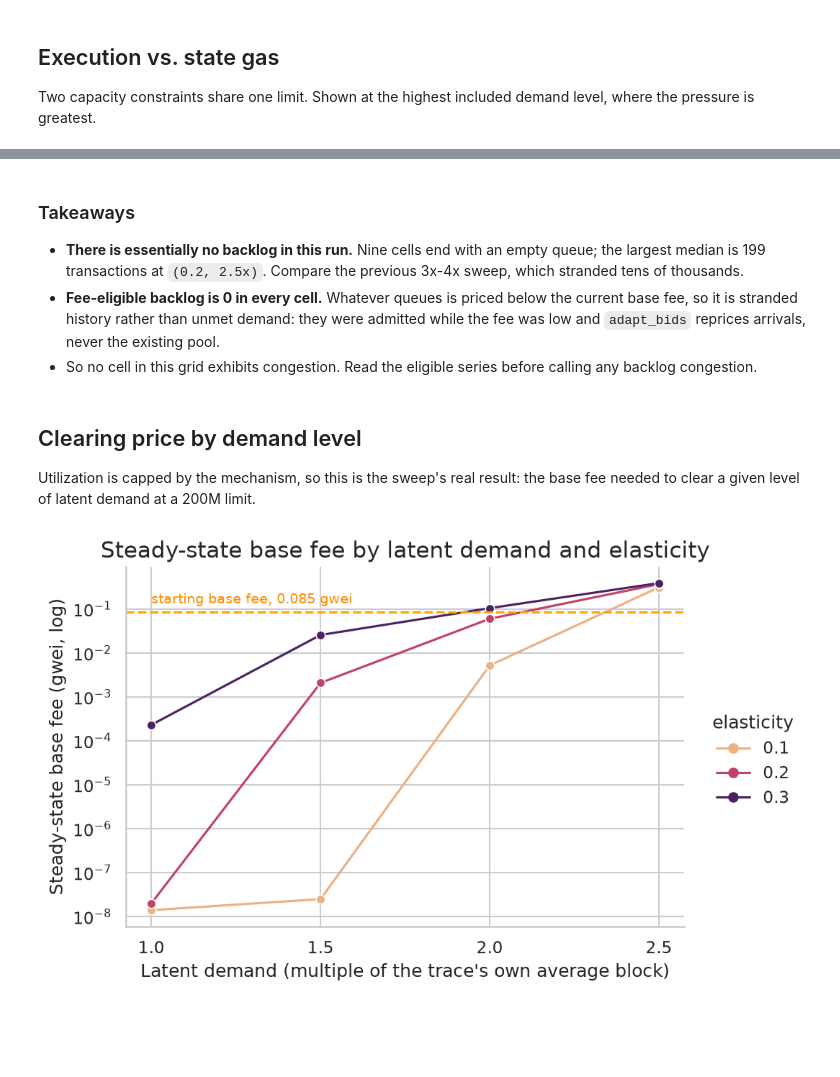
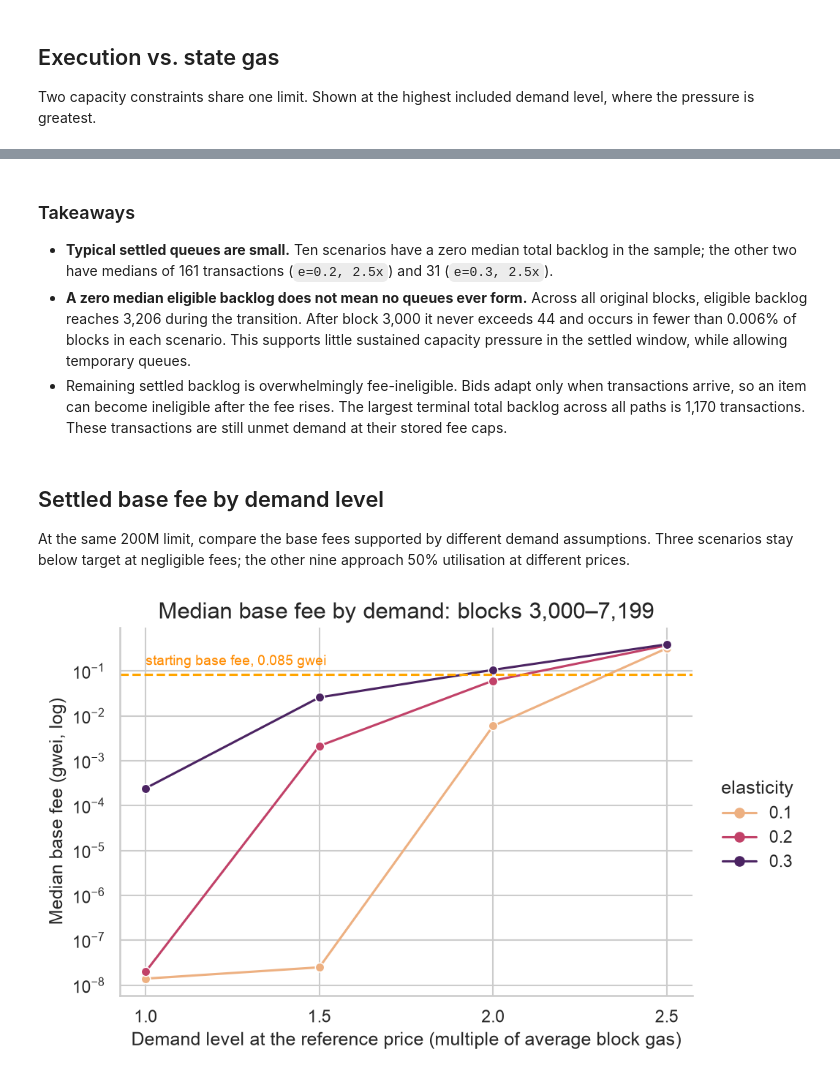
Before and after one commit to misilva73/glamsterdam-gas-limit-sim, a Jupyter notebook: analysis.ipynb, the cells around one changed output, grey strips where cells are left out. Drawn from its saved outputs; the diff is of its cells as text; code cells hidden in the pictures; blank space fills up the shorter version.

```diff
--- a/analysis.ipynb
+++ b/analysis.ipynb
@@ -73,7 +102,7 @@ horizon             7,200 blocks
 # %%
-steps_file = os.path.join(analysis_dir, "steps.parquet")
-window_file = os.path.join(analysis_dir, "window.parquet")
-steady_file = os.path.join(analysis_dir, "steady.parquet")
+steps_file = os.path.join(analysis_dir, f"steps_0_{zoom_blocks}.parquet")
+window_file = os.path.join(analysis_dir, f"window_0_{horizon}.parquet")
+steady_file = os.path.join(analysis_dir, f"steady_{steady_start}_{horizon}.parquet")
 
 metrics = [
     "utilization", "execution_utilization", "state_utilization",
@@ -83,7 +112,7 @@ metrics = [
 ]
 keys = ["elasticity", "demand_level", "demand", "run_index"]
 
-if os.path.exists(steps_file):
+if all(os.path.exists(path) for path in (steps_file, window_file, steady_file)):
     steps_df = pd.read_parquet(steps_file)
     window_df = pd.read_parquet(window_file)
     steady_df = pd.read_parquet(steady_file)
@@ -118,7 +147,7 @@ else:
             ].min()
 
             # The transient, block by block. No binning, so the band seaborn draws
-            # is the real spread across the 20 paths at each individual block
+            # is the real spread across the resampled paths at each single block
             zoom = df[df["simulation_position"] < zoom_blocks].copy()
             zoom["block"] = zoom["simulation_position"]
             steps_list.append(zoom[keys + ["block"] + metrics])
@@ -128,9 +157,12 @@ else:
             df["block"] = df["simulation_position"] // bin_width * bin_width
             window_list.append(df.groupby(keys + ["block"], as_index=False)[metrics].mean())
 
-            # Post-ramp sample, for the distributions and the per-cell table
-            post_ramp = df[df["simulation_position"] >= df["ramp_end_block"].iloc[0]]
-            steady_list.append(post_ramp.sample(20_000, random_state=0)[keys + metrics])
+            # Sample individual blocks from the settled period, retaining positions
+            # so the cached sample can be checked against the selected window.
+            settled = df[df["simulation_position"].between(steady_start, horizon - 1)]
+            steady_list.append(settled.sample(20_000, random_state=0)[
+                keys + ["simulation_position"] + metrics
+            ])
 
     steps_df = pd.concat(steps_list, ignore_index=True)
     window_df = pd.concat(window_list, ignore_index=True)
@@ -139,8 +171,15 @@ else:
     window_df.to_parquet(window_file, index=False)
     steady_df.to_parquet(steady_file, index=False)
 
+assert steady_df["simulation_position"].between(steady_start, horizon - 1).all()
+assert steady_df.groupby(["elasticity", "demand_level"]).size().eq(20_000).all()
+print(f"settled-period sample: blocks {steady_start:,}–{horizon - 1:,}, 20,000 per cell")
+
 demand_order = sorted(steps_df["demand"].unique(), key=lambda s: float(s[:-1]))
 ramp_end = int(steps_df["ramp_end_block"].max())
+n_paths = steps_df["run_index"].nunique()
+print(f"resampled paths per cell: {n_paths}")
+print(f"ramp ends at block {ramp_end:,}")
 steps_df.info()
 # %% [output]
 reading e0.1_d1.0_p16
@@ -178,11 +226,13 @@ cells_df = (
     )
     .reset_index()
 )
-# A cell is "at target" once its equilibrium quantity reaches the ceiling
-ceiling = cells_df["demand_multiplier"].max()
+# Classify by utilisation itself, independently of the demand multiplier.
 cells_df["regime"] = np.where(
-    cells_df["demand_multiplier"] >= 0.99 * ceiling, "at target", "demand-limited"
+    cells_df["utilization"].sub(0.5).abs() <= 0.01, "near target", "below target"
 )
+target_multiplier = cells_df.loc[
+    cells_df["regime"] == "near target", "demand_multiplier"
+].median()
 cells_df.round(4)
 # %% [output]
 |  | elasticity | demand_level | demand | utilization | execution_utilization | state_utilization | ... |
@@ -534,49 +611,53 @@ largest fee-eligible backlog in any cell: 0.0
 # %% [markdown]
 ### Takeaways
 
-- **There is essentially no backlog in this run.** Nine cells end with an empty
-  queue; the largest median is 199 transactions at `(0.2, 2.5x)`. Compare the
-  previous 3x-4x sweep, which stranded tens of thousands.
-- **Fee-eligible backlog is 0 in every cell.** Whatever queues is priced below the
-  current base fee, so it is stranded history rather than unmet demand: they were
-  admitted while the fee was low and `adapt_bids` reprices arrivals, never the
-  existing pool.
-- So no cell in this grid exhibits congestion. Read the eligible series before
-  calling any backlog congestion.
+- **Typical settled queues are small.** Ten scenarios have a zero median total
+  backlog in the sample; the other two have medians of 161 transactions
+  (`e=0.2, 2.5x`) and 31 (`e=0.3, 2.5x`).
+- **A zero median eligible backlog does not mean no queues ever form.** Across
+  all original blocks, eligible backlog reaches 3,206 during the transition.
+  After block 3,000 it never exceeds 44 and occurs in fewer than 0.006% of blocks
+  in each scenario. This supports little sustained capacity pressure in the
+  settled window, while allowing temporary queues.
+- Remaining settled backlog is overwhelmingly fee-ineligible. Bids adapt only
+  when transactions arrive, so an item can become ineligible after the fee rises.
+  The largest terminal total backlog across all paths is 1,170 transactions.
+  These transactions are still unmet demand at their stored fee caps.
 # %% [markdown]
-## Clearing price by demand level
+## Settled base fee by demand level
 
-Utilization is capped by the mechanism, so this is the sweep's real result: the
-base fee needed to clear a given level of latent demand at a 200M limit.
+At the same 200M limit, compare the base fees supported by different demand
+assumptions. Three scenarios stay below target at negligible fees; the other
+nine approach 50% utilisation at different prices.
 # %%
 g = sns.relplot(
     data=cells_df,
     kind="line",
     x="demand_level",
     y="base_fee_gwei",
     hue="elasticity",
     palette="flare",
     marker="o",
     height=4.2,
     aspect=1.5,
 )
 g.refline(y=start_fee_gwei, color="orange")
 g.ax.text(
     1.0, start_fee_gwei * 1.6,
     f"starting base fee, {start_fee_gwei:.3f} gwei",
     color="darkorange", fontsize=9,
 )
 g.set(
     yscale="log",
     xticks=sorted(cells_df["demand_level"].unique()),
-    title="Steady-state base fee by latent demand and elasticity",
-    xlabel="Latent demand (multiple of the trace's own average block)",
-    ylabel="Steady-state base fee (gwei, log)",
+    title=f"Median base fee by demand: blocks {steady_start:,}–{horizon - 1:,}",
+    xlabel="Demand level at the reference price (multiple of average block gas)",
+    ylabel="Median base fee (gwei, log)",
 )
-plt.savefig(os.path.join(figs_dir, "clearing_price.png"), bbox_inches="tight")
+plt.savefig(os.path.join(figs_dir, "clearing_price_by_demand.png"), bbox_inches="tight")
 plt.show()
 # %% [output]
-[figure, old version]
+[figure, new version]
 # %%
 spread_df = cells_df.pivot(index="demand", columns="elasticity", values="base_fee_gwei").reindex(demand_order)
 top_row = spread_df.loc[demand_order[-1]]
```
Also changed, not shown: parts of 42 cells of this notebook, 13 other files.
